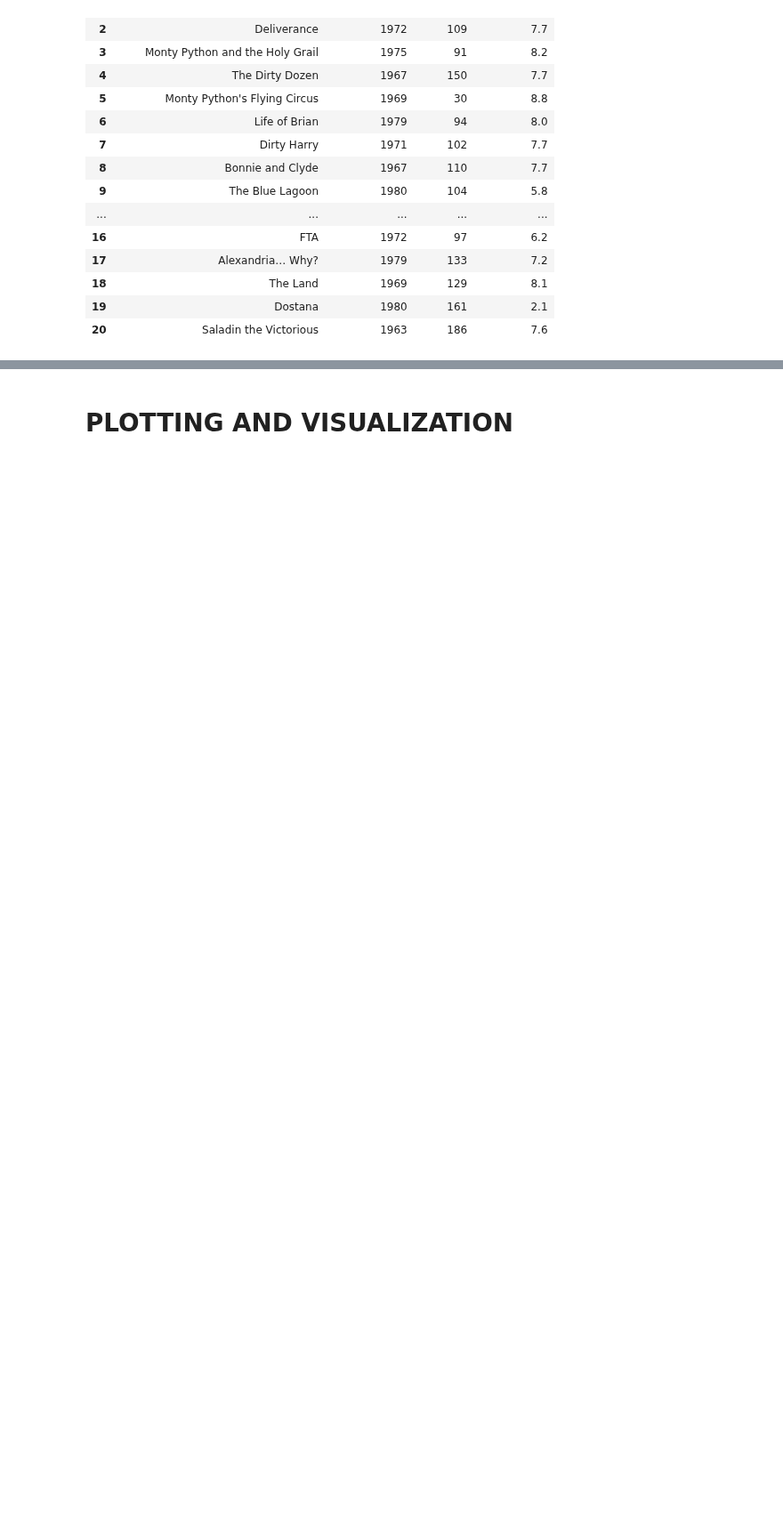
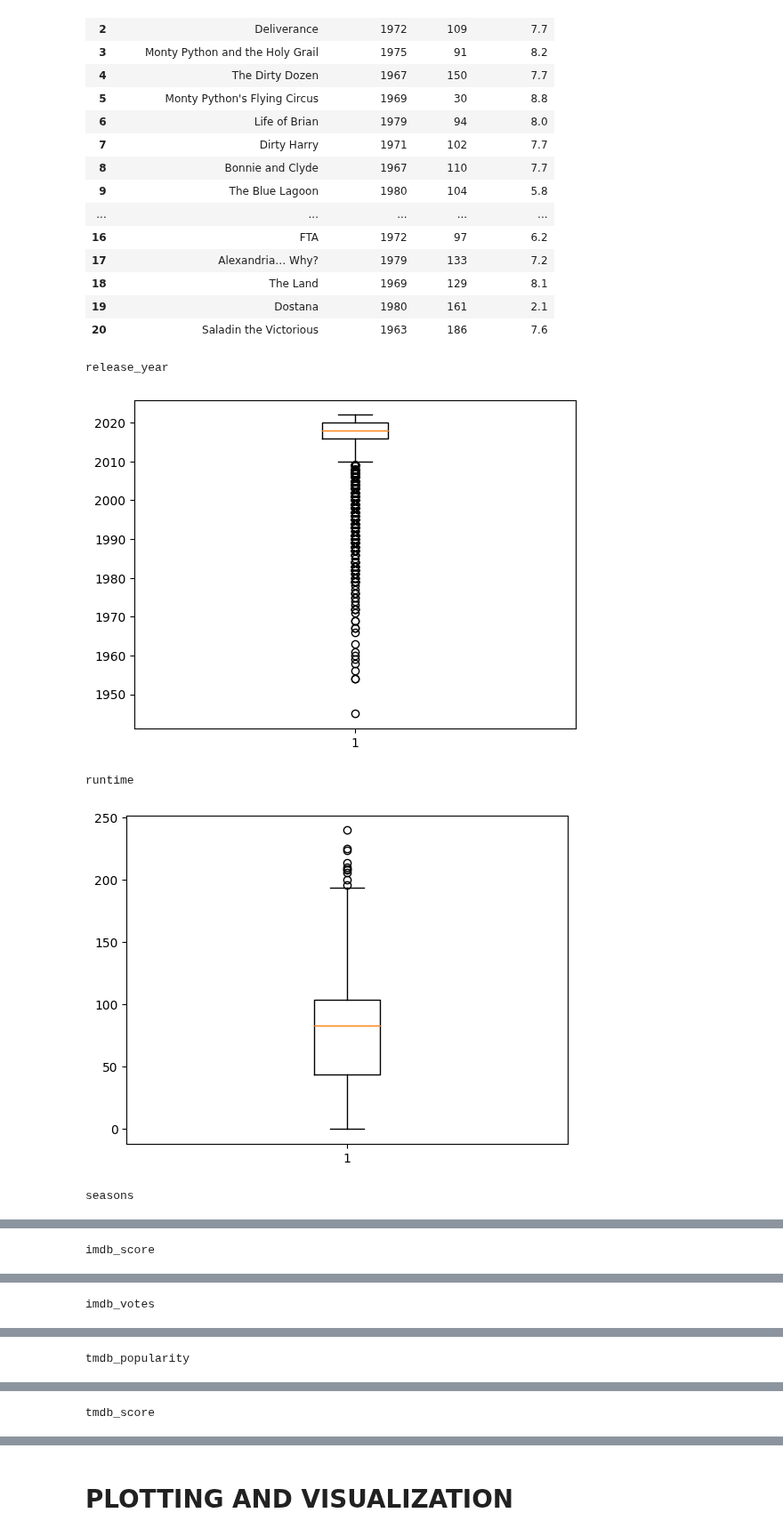
Before and after one commit to dunstanms/Netflix-notebook-EDA, a Jupyter notebook: netflix-eda-notebook.ipynb, the cells around one changed output, grey strips where cells are left out. Shown at 89% size. Drawn from its saved outputs; the diff is of its cells as text; code cells hidden in the pictures; blank space fills up the shorter version.

```diff
--- a/netflix-eda-notebook.ipynb
+++ b/netflix-eda-notebook.ipynb
@@ -247,0 +243,15 @@ titles.loc[0:20, ["title","release_year","runtime","imdb_score"]]
+# %%
+#Check for outliers
+from scipy.stats import zscore
+for cols in numerical_columns:
+    z_score =zscore(titles[cols])
+    outliers = titles[np.abs(z_score) > 3]
+    plt.boxplot(titles[cols])
+    print(cols)
+    plt.show()
+# %% [output]
+release_year
+[figure, added]
+runtime
+[figure, added]
+seasons
@@ -247,0 +259 @@ titles.loc[0:20, ["title","release_year","runtime","imdb_score"]]
+imdb_score
@@ -247,0 +261 @@ titles.loc[0:20, ["title","release_year","runtime","imdb_score"]]
+imdb_votes
@@ -247,0 +263 @@ titles.loc[0:20, ["title","release_year","runtime","imdb_score"]]
+tmdb_popularity
@@ -247,0 +265 @@ titles.loc[0:20, ["title","release_year","runtime","imdb_score"]]
+tmdb_score
```
Also changed, not shown: parts of 5 cells of this notebook.
